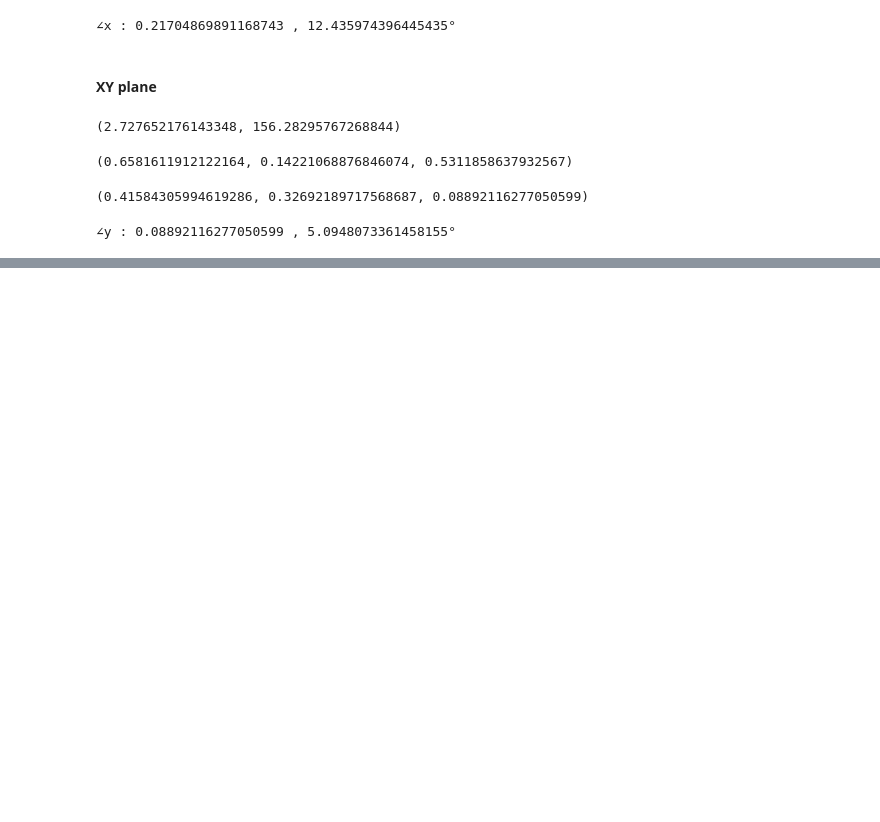
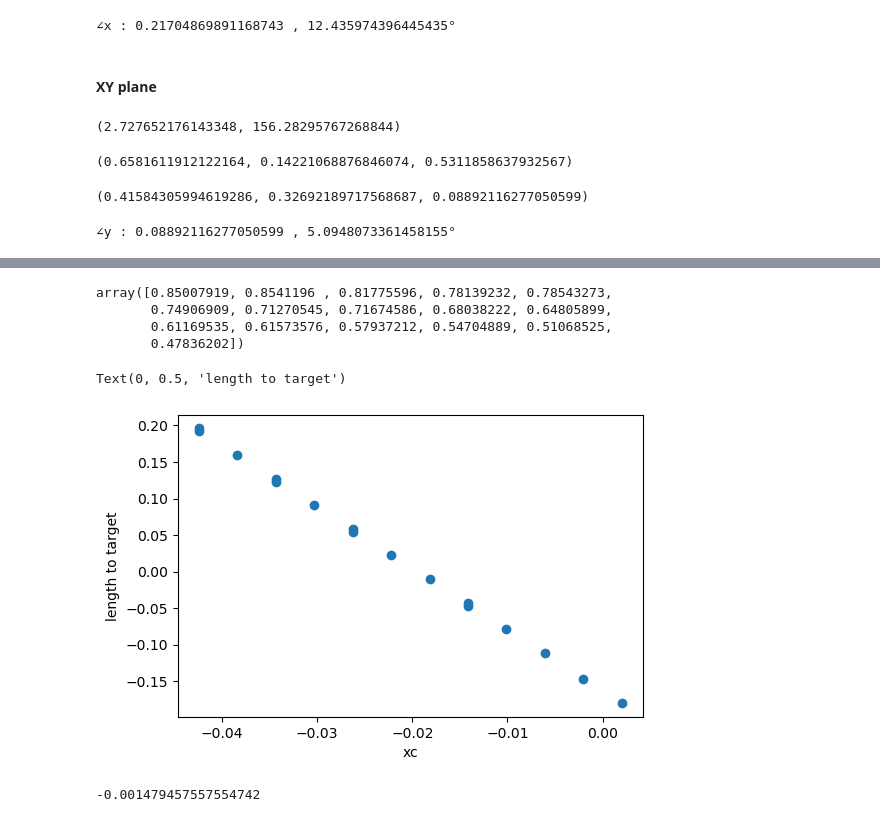
Before and after one commit to PutawanDE/3rd_kibo_lynx, a Jupyter notebook: tools/src/laser_shooting/strat1.ipynb, the cells around one changed output, grey strips where cells are left out. Cells and saved outputs as stored; diff of their text form; code cells hidden in the pictures; blank space fills up the shorter version.

```diff
--- a/tools/src/laser_shooting/strat1.ipynb
+++ b/tools/src/laser_shooting/strat1.ipynb
@@ -208,0 +348,29 @@ print(f"∠y : {turn_angle} , {math.degrees(turn_angle)}°")
+# %%
+arr = []
+for i in range(Z.shape[0]):
+    for j in range(Z.shape[1]):
+        if Z[i][j] > 0.029 and Z[i][j] <= 0.03:
+            arr.append((X[i][j], Y[i][j]))
+arr = np.array(arr)
+# %% [output]
+array([0.85007919, 0.8541196 , 0.81775596, 0.78139232, 0.78543273,
+       0.74906909, 0.71270545, 0.71674586, 0.68038222, 0.64805899,
+       0.61169535, 0.61573576, 0.57937212, 0.54704889, 0.51068525,
+       0.47836202])
+# %%
+fig = plt.figure(dpi=100)
+ax = fig.add_subplot()
+ax.scatter(arr[:, 0] - xc, arr[:, 1] - t_l)
+ax.set_xlabel("xc")
+ax.set_ylabel("length to target")
+# %% [output]
+Text(0, 0.5, 'length to target')
+[figure, added]
+# %%
+p = (
+    0.6581599999999987,
+    -0.06541473359921945,
+)
+x_angle(p[0], p[1] + 0.001) - x_angle(p[0], p[1])
+# %% [output]
+-0.001479457557554742
```
Also changed, not shown: parts of 17 cells of this notebook, 6 other files.
